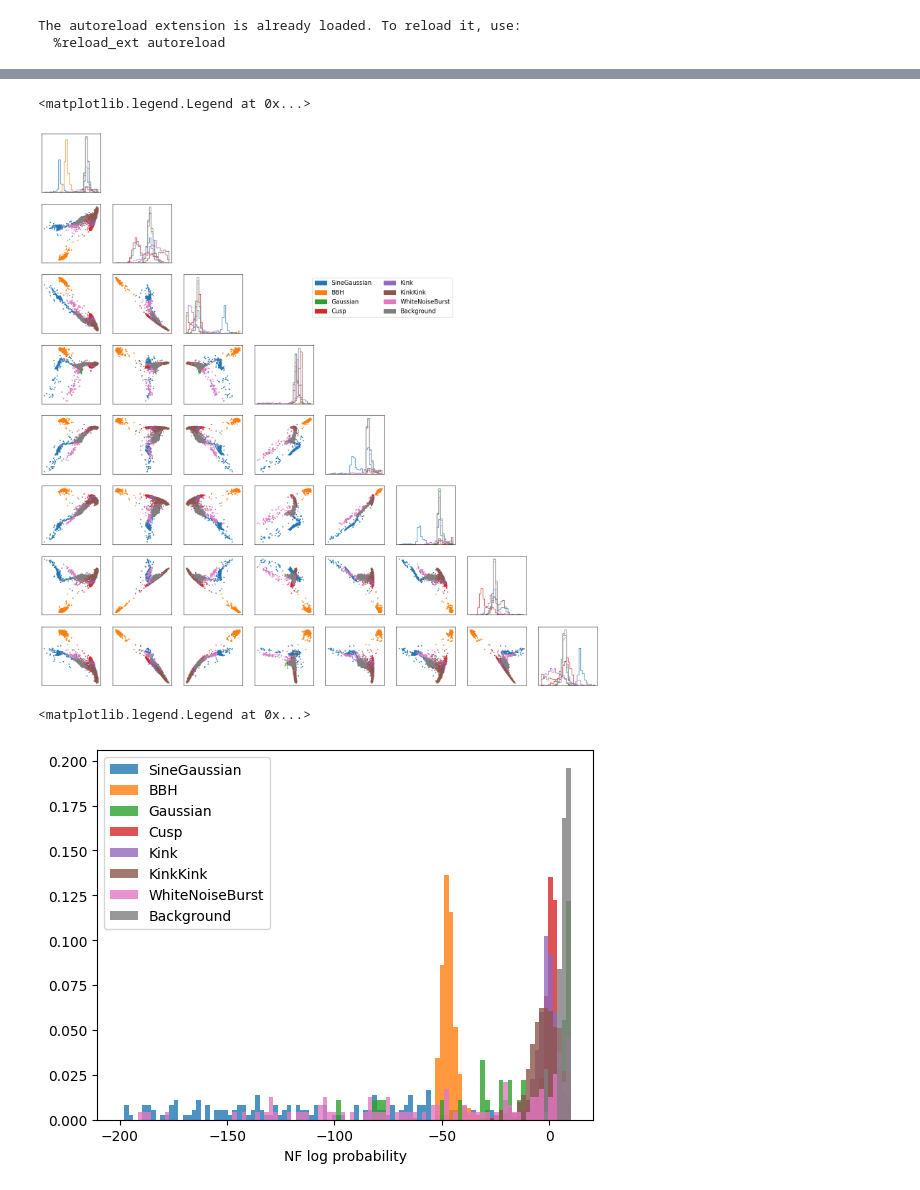
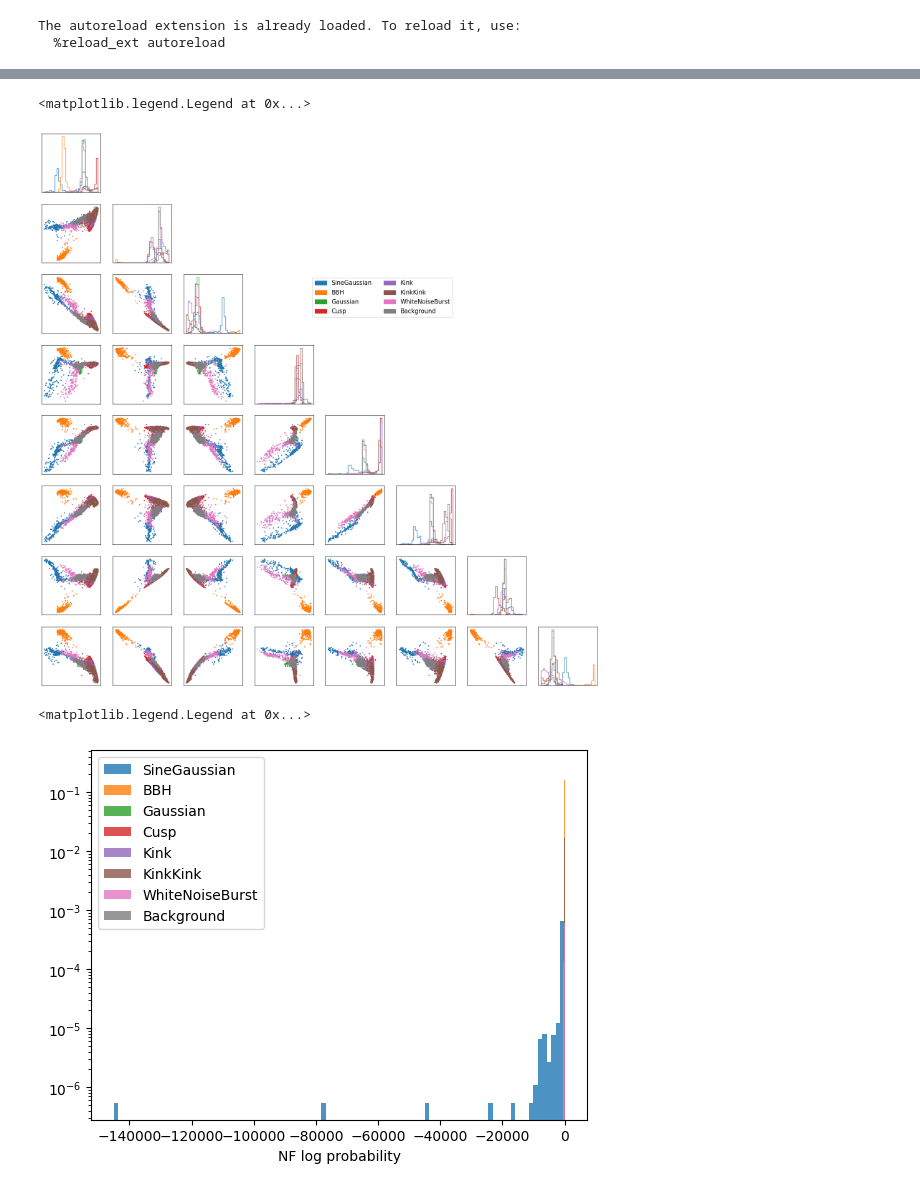
Before and after one commit to ML4GW/gwak, a Jupyter notebook: gwak/train/notebooks/tests_ssm.ipynb, the cells around one changed output, grey strips where cells are left out. Cells and saved outputs as stored; diff of their text form; code cells hidden in the pictures.

```diff
--- a/gwak/train/notebooks/tests_ssm.ipynb
+++ b/gwak/train/notebooks/tests_ssm.ipynb
@@ -18,13 +18,13 @@ device = torch.device('cuda') if torch.cuda.is_available() else 'cpu'
 The autoreload extension is already loaded. To reload it, use:
   %reload_ext autoreload
 # %%
-data_dir = "/home/katya.govorkova/gwak2/gwak/output/O4_MDC_background/test"
+data_dir = "/home/katya.govorkova/gwak2/gwak/output/O4_MDC_background/HL/test"
 sample_rate = 4096
 kernel_length = 0.5
 psd_length = 64
 fduration = 1
 fftlength = 2
-batch_size = 512
+batch_size = 1024
 batches_per_epoch = 10
 num_workers = 2
 data_saving_file = None
@@ -196,19 +187,20 @@ plt.legend(handles=patches,ncol=2,fontsize=12)
 #    corner.corner(y[l==lab],fig=fig,color=f"C{i}")
 # %% [output]
 <matplotlib.legend.Legend at 0x...>
-[figure, old version]
+[figure, new version]
 # %%
-flow = torch.jit.load("../../output/NF_onlyBkg/model_JIT.pt")
+flow = torch.jit.load("../../output/S4_SimCLR_multiSignalAndBkg_NF_onlyBkg/model.pt")
 flow.eval()
 for i, c in enumerate(signal_classes):
     ysel = y[l==i+1]
-    plt.hist(flow(torch.from_numpy(ysel)).detach().numpy(), bins=100, range=(-200,10.), label=c, density=True, alpha=0.8)
+    plt.hist(flow(torch.from_numpy(ysel)).detach().cpu().numpy(), bins=100,  label=c, density=True, alpha=0.8) #, range=(-10000,0))
 
 plt.xlabel("NF log probability")
+plt.yscale("log")
 plt.legend()
 # %% [output]
 <matplotlib.legend.Legend at 0x...>
-[figure, old version]
+[figure, new version]
 # %%
 linear = torch.jit.load("../../output/linear_metric/SimCLR_multiSignal_all/linear_model_JIT.pt")
 for i, c in enumerate(signal_classes):
```
Also changed, not shown: parts of 4 cells of this notebook, 10 other files.
